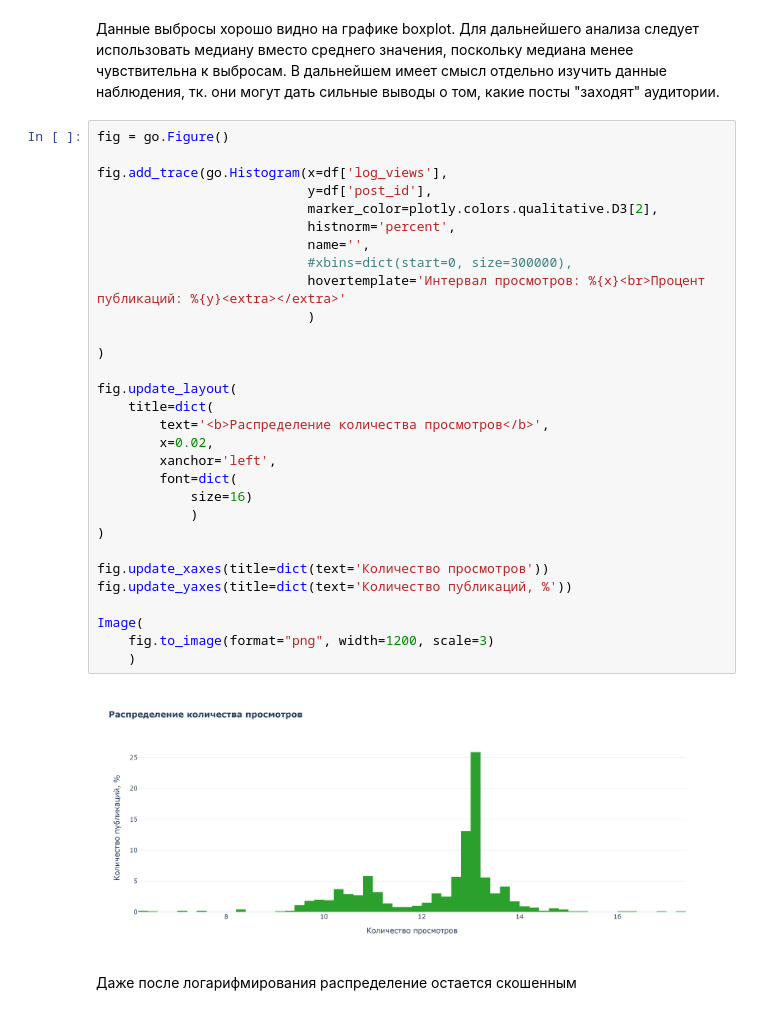
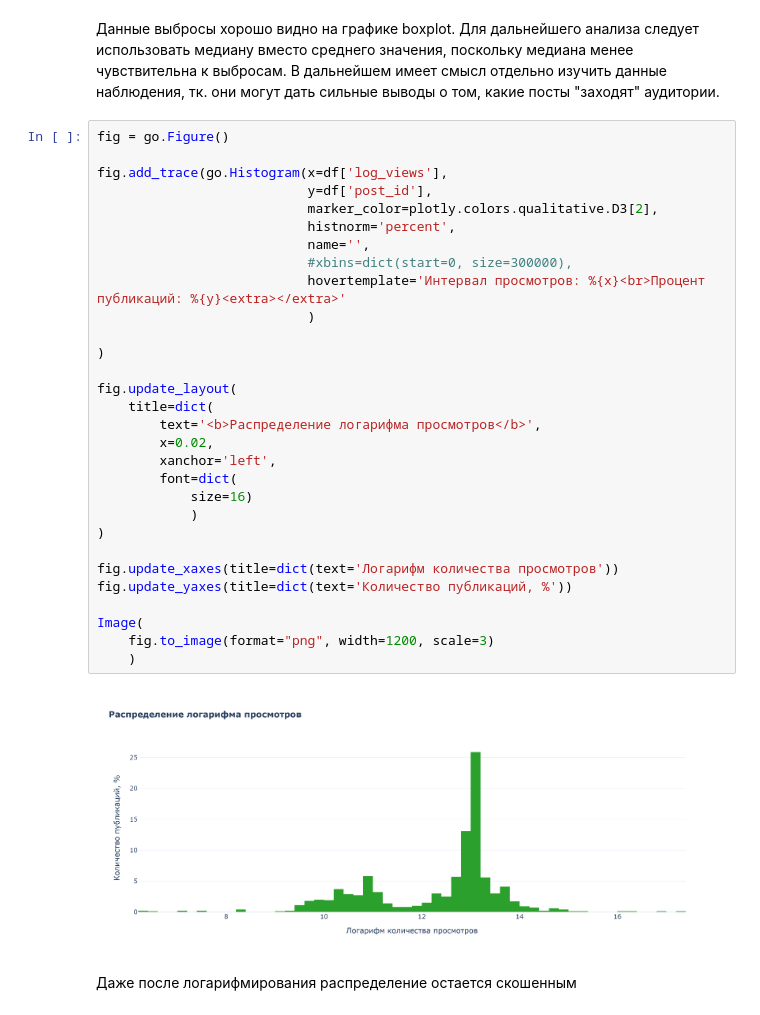
Before and after one commit to VRagadh/Portfolio, a Jupyter notebook: Аналитика просмотров сообщества ВК/post_analysis.ipynb, the cells around one changed output. Cells and saved outputs as stored; diff of their text form.

```diff
--- a/Аналитика просмотров сообщества ВК/post_analysis.ipynb
+++ b/Аналитика просмотров сообщества ВК/post_analysis.ipynb
@@ -193,34 +193,34 @@ df['log_views'] = np.log1p(df['views_count'])
 # %%
 fig = go.Figure()
 
 fig.add_trace(go.Histogram(x=df['log_views'],
                            y=df['post_id'],
                            marker_color=plotly.colors.qualitative.D3[2],
                            histnorm='percent',
                            name='',
                            #xbins=dict(start=0, size=300000),
                            hovertemplate='Интервал просмотров: %{x}<br>Процент публикаций: %{y}<extra></extra>'
                            )
 
 )
 
 fig.update_layout(
     title=dict(
-        text='<b>Распределение количества просмотров</b>',
+        text='<b>Распределение логарифма просмотров</b>',
         x=0.02,
         xanchor='left',
         font=dict(
             size=16)
             )
 )
 
-fig.update_xaxes(title=dict(text='Количество просмотров'))
+fig.update_xaxes(title=dict(text='Логарифм количества просмотров'))
 fig.update_yaxes(title=dict(text='Количество публикаций, %'))
 
 Image(
     fig.to_image(format="png", width=1200, scale=3)
     )
 # %% [output]
-[figure, old version]
+[figure, new version]
 # %% [markdown]
 Даже после логарифмирования распределение остается скошенным
```
Also changed, not shown: parts of 1 cell of this notebook.
